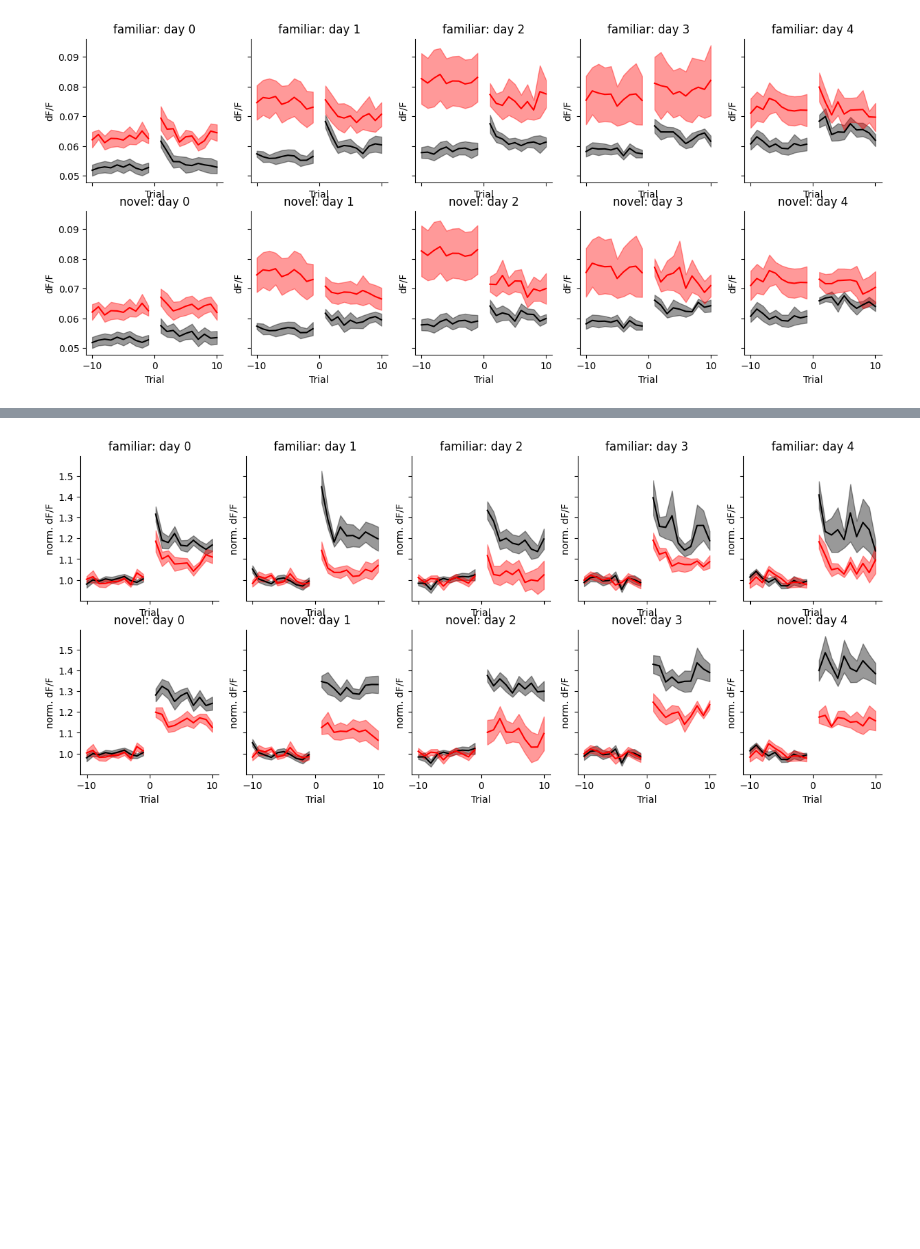
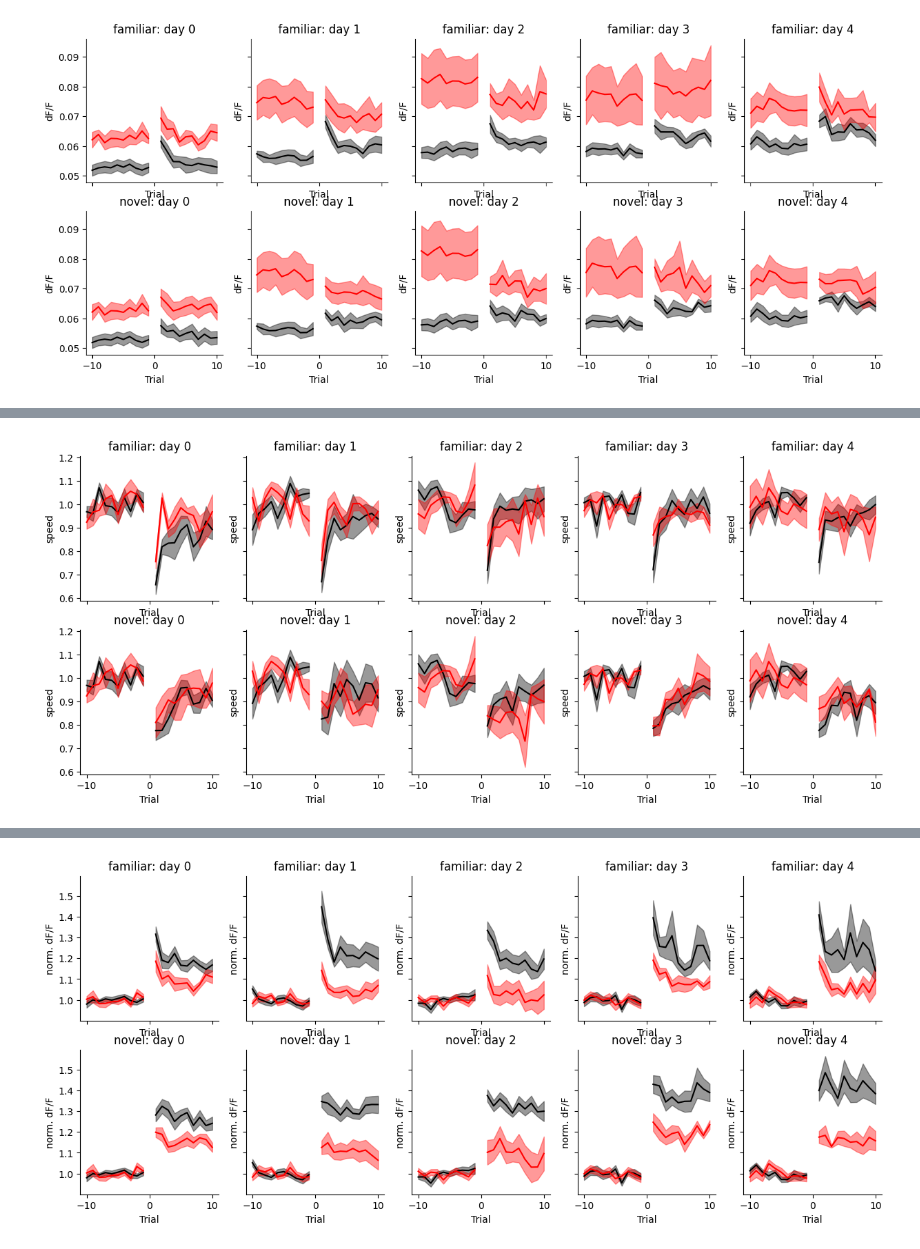
Before and after one commit to GiocomoLab/STX3KO_analyses, a Jupyter notebook: notebooks/figure5/novel_activity_rate.ipynb, the cells around one changed output, grey strips where cells are left out. Cells and saved outputs as stored; diff of their text form; code cells hidden in the pictures; blank space fills up the shorter version.

```diff
--- a/notebooks/figure5/novel_activity_rate.ipynb
+++ b/notebooks/figure5/novel_activity_rate.ipynb
@@ -183,0 +293,52 @@ for a in ax.flatten():
+# %%
+# plot average fluorescence with no normalization
+fig, ax = plt.subplots(2,5, figsize=[15,6], sharex=True, sharey=True)
+
+
+for day in np.arange(5):
+    base = {'ctrl': np.zeros([len(ctrl_mice),10])*np.nan, 'ko': np.zeros([len(ko_mice),10])*np.nan}
+    fam = {'ctrl': np.zeros([len(ctrl_mice),10])*np.nan, 'ko': np.zeros([len(ko_mice),10])*np.nan}
+    nov = {'ctrl': np.zeros([len(ctrl_mice),10])*np.nan, 'ko': np.zeros([len(ko_mice),10])*np.nan}
+
+    for cond, mice in zip(('ctrl','ko'), (ctrl_mice, ko_mice)):
+        for i, mouse in enumerate(mice):
+            data = block_rate.activity_rates[cond][mouse][day]
+
+            _base = np.nanmean(data['baseline_speed'],axis=1)
+            # if _base.shape[0]<10:
+            base[cond][i,:_base.shape[0]] = _base/_base.mean()
+
+            _fam = np.nanmean(data['block_fam_speed'],axis=1)[:10]/_base.mean()
+            fam[cond][i,:_fam.shape[0]] = _fam
+
+            _nov = np.nanmean(data['block_nov_speed'],axis=1)[:10]/_base.mean()
+            nov[cond][i,:_nov.shape[0]] = _nov
+
+    for cond, color in zip(('ctrl','ko'), ('black', 'red')):
+        x_base = np.arange(-10,0)
+        mu, sem = np.nanmean(base[cond], axis=0), sp.stats.sem(base[cond],axis=0, nan_policy='omit')
+        ax[0,day].plot(x_base, mu, color=color)
+        ax[0,day].fill_between(x_base, mu-sem , mu+sem, alpha=.4, color=color)
+
+        ax[1,day].plot(x_base, mu, color=color)
+        ax[1,day].fill_between(x_base, mu-sem , mu+sem, alpha=.4, color=color)
+
+        x_block = np.arange(1,11)
+        mu, sem = np.nanmean(fam[cond], axis=0), sp.stats.sem(fam[cond],axis=0, nan_policy='omit')
+        ax[0,day].plot(x_block, mu, color=color)
+        ax[0,day].fill_between(x_block, mu-sem , mu+sem, alpha=.4, color=color)
+
+        mu, sem = np.nanmean(nov[cond], axis=0), sp.stats.sem(nov[cond],axis=0, nan_policy='omit')
+        ax[1,day].plot(x_block, mu, color=color)
+        ax[1,day].fill_between(x_block, mu-sem , mu+sem, alpha=.4, color=color)
+
+        ax[0,day].set_title(f'familiar: day {day}')
+        ax[1,day].set_title(f'novel: day {day}')
+
+for a in ax.flatten():
+    a.spines['top'].set_visible(False)
+    a.spines['right'].set_visible(False)
+    a.set_ylabel('speed')
+    a.set_xlabel('Trial')
+# %% [output]
+[figure, added]
```
Also changed, not shown: parts of 20 cells of this notebook, 1 other file.
